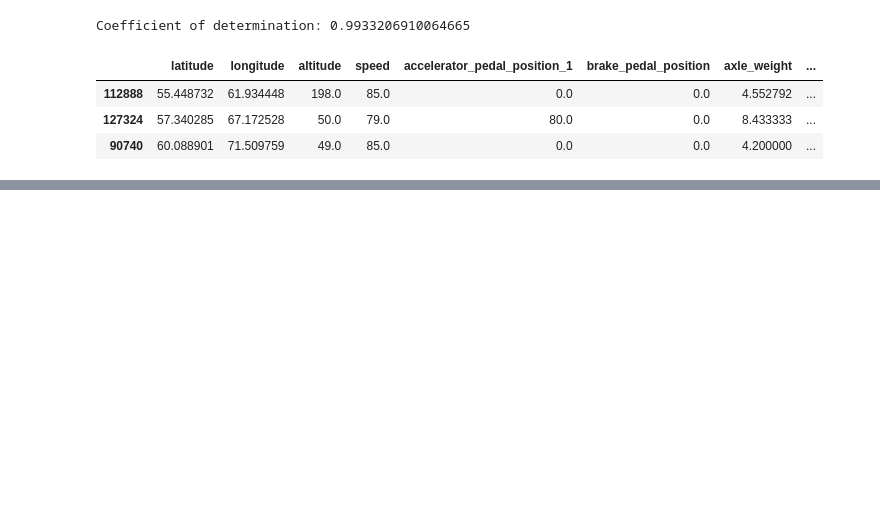
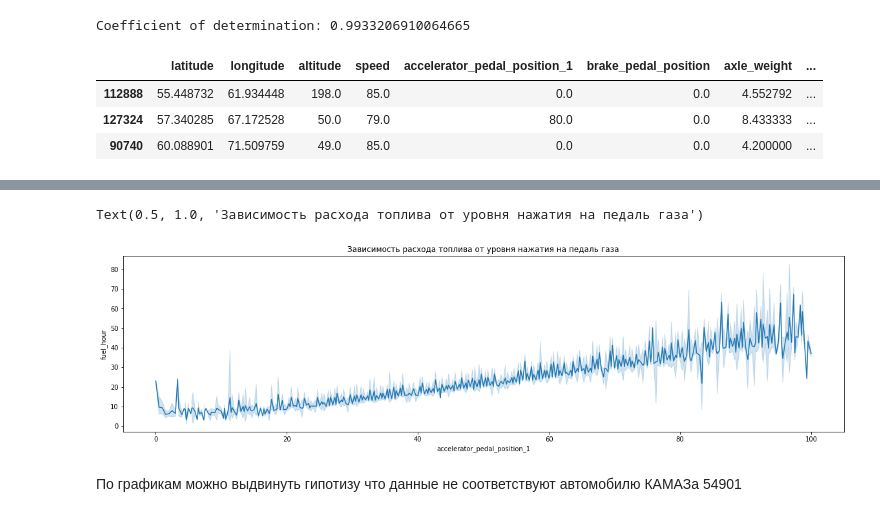
Before and after one commit to Valdert-13/KAMAZ, a Jupyter notebook: КАМАЗ 54901.ipynb, the cells around one changed output, grey strips where cells are left out. Saved outputs shown, nothing was run; the diff lists cells and outputs as text; code cells hidden in the pictures; blank space fills up the shorter version.

```diff
--- a/КАМАЗ 54901.ipynb
+++ b/КАМАЗ 54901.ipynb
@@ -483,0 +490,8 @@ x_test.head(3)
+# %%
+plt.figure(figsize=(20,5))
+sns.lineplot(data=df, x='accelerator_pedal_position_1', y="fuel_hour").set_title('Зависимость расхода топлива от уровня нажатия на педаль газа')
+# %% [output]
+Text(0.5, 1.0, 'Зависимость расхода топлива от уровня нажатия на педаль газа')
+[figure, added]
+# %% [markdown]
+По графикам можно выдвинуть гипотизу что данные не соответствуют автомобилю КАМАЗа 54901
```
Also changed, not shown: parts of 5 cells of this notebook.
